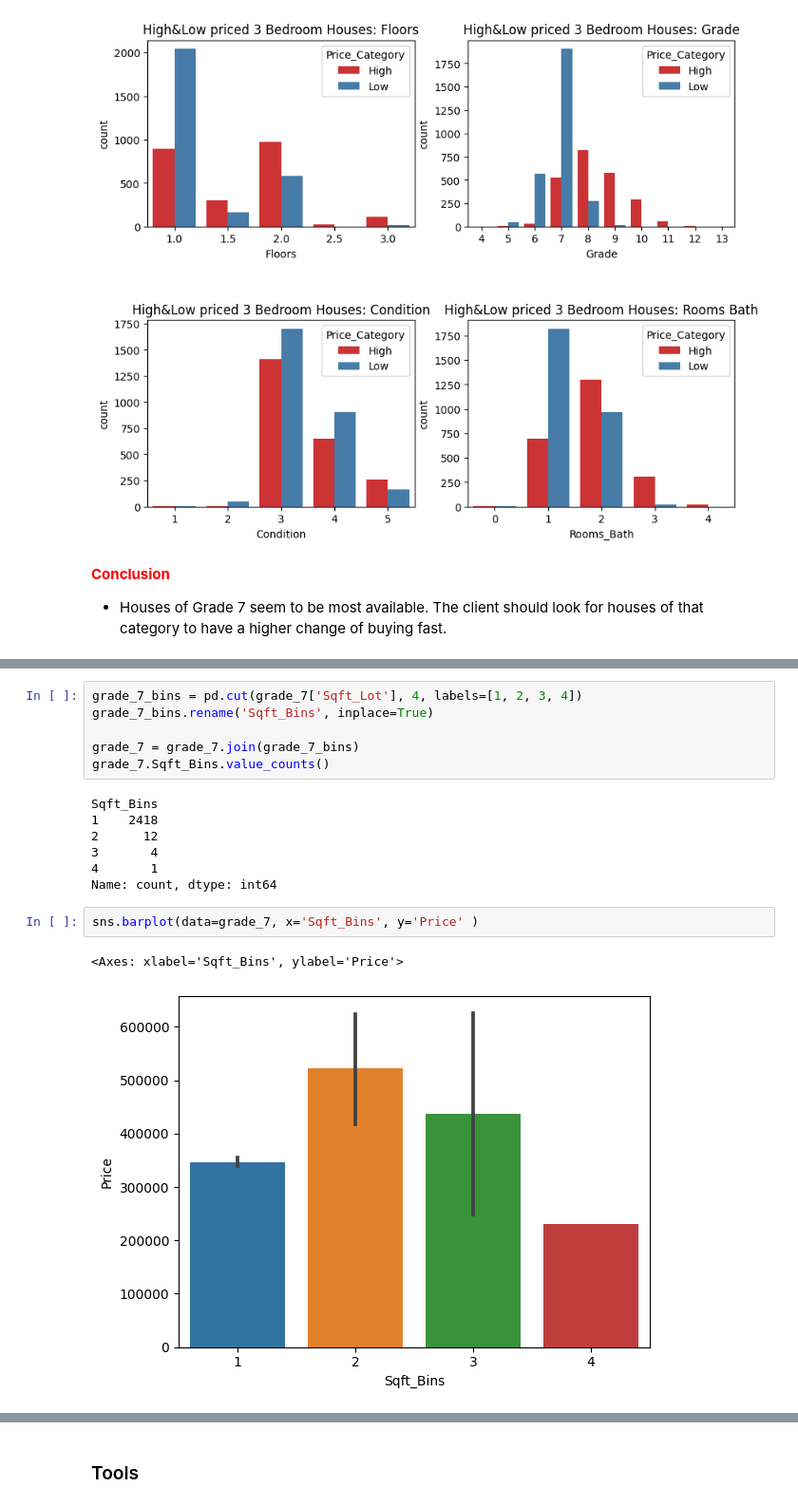
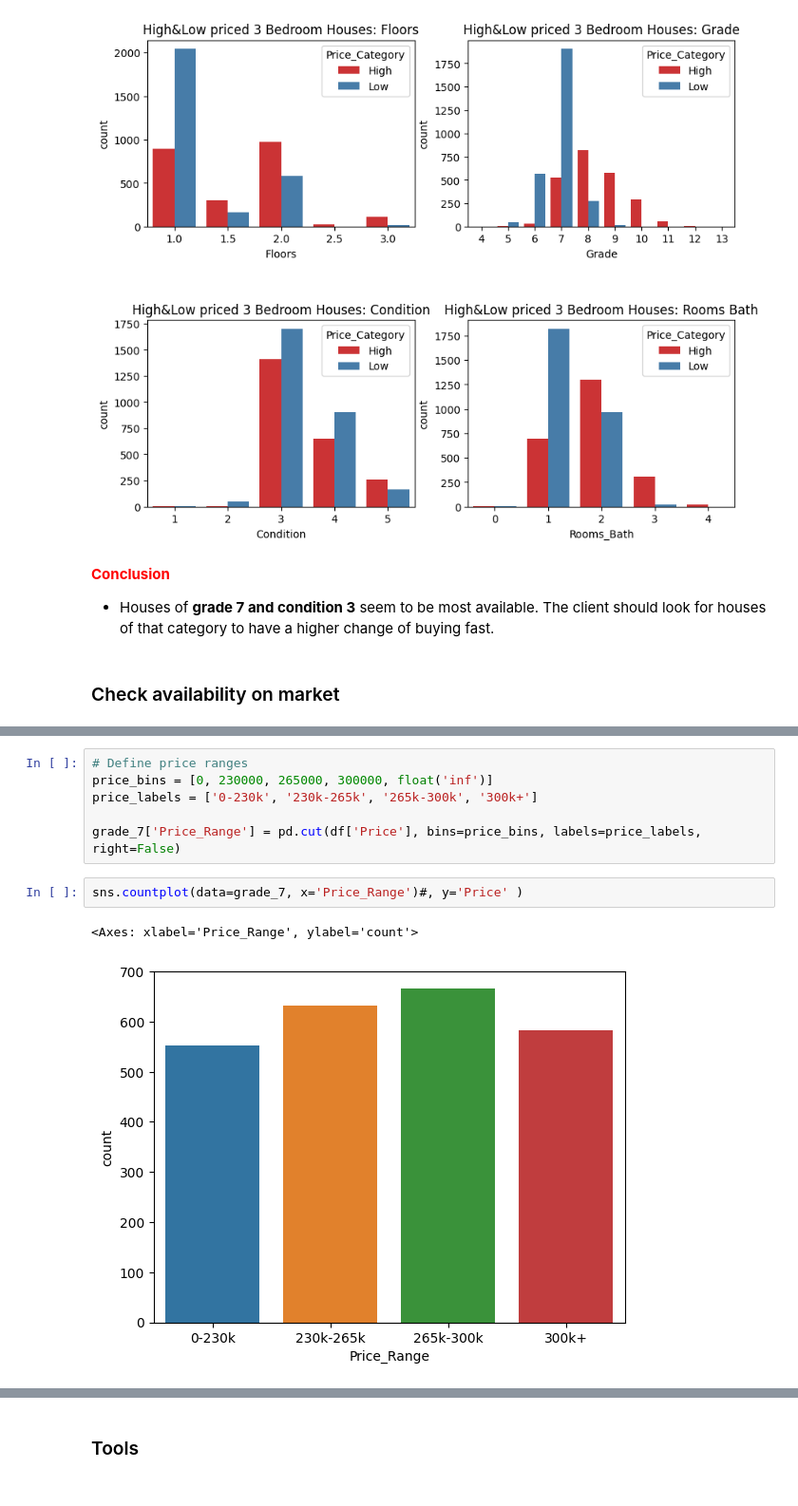
Before and after one commit to xit7/ds-eda-first-project-houses, a Jupyter notebook: 2_assignment-analysis.ipynb, the cells around one changed output, grey strips where cells are left out. Shown at 95% size. Drawn from its saved outputs; the diff is of its cells as text.

```diff
--- a/2_assignment-analysis.ipynb
+++ b/2_assignment-analysis.ipynb
@@ -470,7 +502,9 @@ Text(0.5, 1.0, 'High&Low priced 3 Bedroom Houses: Rooms Bath')
 [figure]
 # %% [markdown]
 <span style="color:red">**Conclusion**</span>
-* Houses of Grade 7 seem to be most available. The client should look for houses of that category to have a higher change of buying fast.
+* Houses of **grade 7 and condition 3** seem to be most available. The client should look for houses of that category to have a higher change of buying fast.
+# %% [markdown]
+### Check availability on market
 # %%
 grade_7 = bed_3_hilo[ bed_3_hilo['Grade'] == 7].copy()
 grade_7.describe()
@@ -484,21 +518,14 @@ grade_7.describe()
 | 75% | 4.00 | 2015-02-18 00:00:00 | 1.50 | 7.00 | 47.58 | -122.17 | 9.00 | 299,250.00 | 0.00 | 2.00 | ... |
 | max | 5.00 | 2015-05-14 00:00:00 | 3.00 | 7.00 | 47.78 | -121.32 | 12.00 | 1,650,000.00 | 1.00 | 3.00 | ... |
 | std | 0.66 | NaN | 0.44 | 0.00 | 0.15 | 0.13 | 3.20 | 201,696.34 | 0.15 | 0.51 | ... |
-# %%
-grade_7_bins = pd.cut(grade_7['Sqft_Lot'], 4, labels=[1, 2, 3, 4])
-grade_7_bins.rename('Sqft_Bins', inplace=True)
-
-grade_7 = grade_7.join(grade_7_bins)
-grade_7.Sqft_Bins.value_counts()
-# %% [output]
-Sqft_Bins
-1    2418
-2      12
-3       4
-4       1
-Name: count, dtype: int64
+# %%
+# Define price ranges
+price_bins = [0, 230000, 265000, 300000, float('inf')]
+price_labels = ['0-230k', '230k-265k', '265k-300k', '300k+']
+
+grade_7['Price_Range'] = pd.cut(df['Price'], bins=price_bins, labels=price_labels, right=False)
 # %%
-sns.barplot(data=grade_7, x='Sqft_Bins', y='Price' )
+sns.countplot(data=grade_7, x='Price_Range')#, y='Price' )
 # %% [output]
-<Axes: xlabel='Sqft_Bins', ylabel='Price'>
+<Axes: xlabel='Price_Range', ylabel='count'>
-[figure, old version]
+[figure, new version]
```
Also changed, not shown: parts of 5 cells of this notebook.
